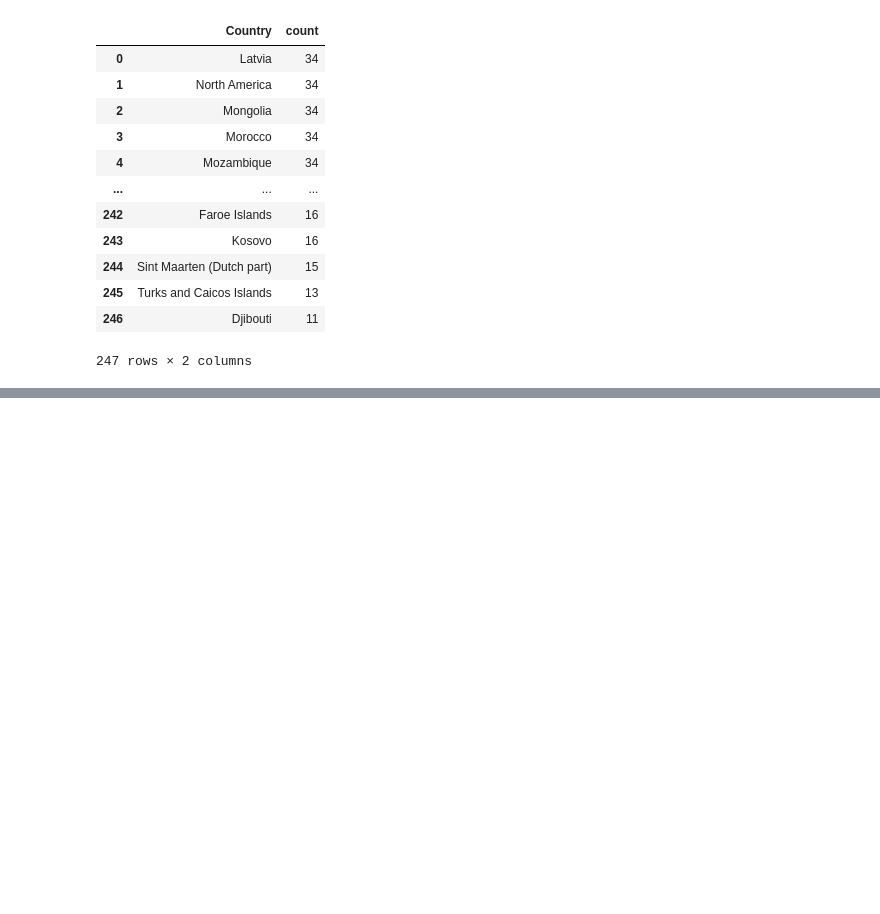
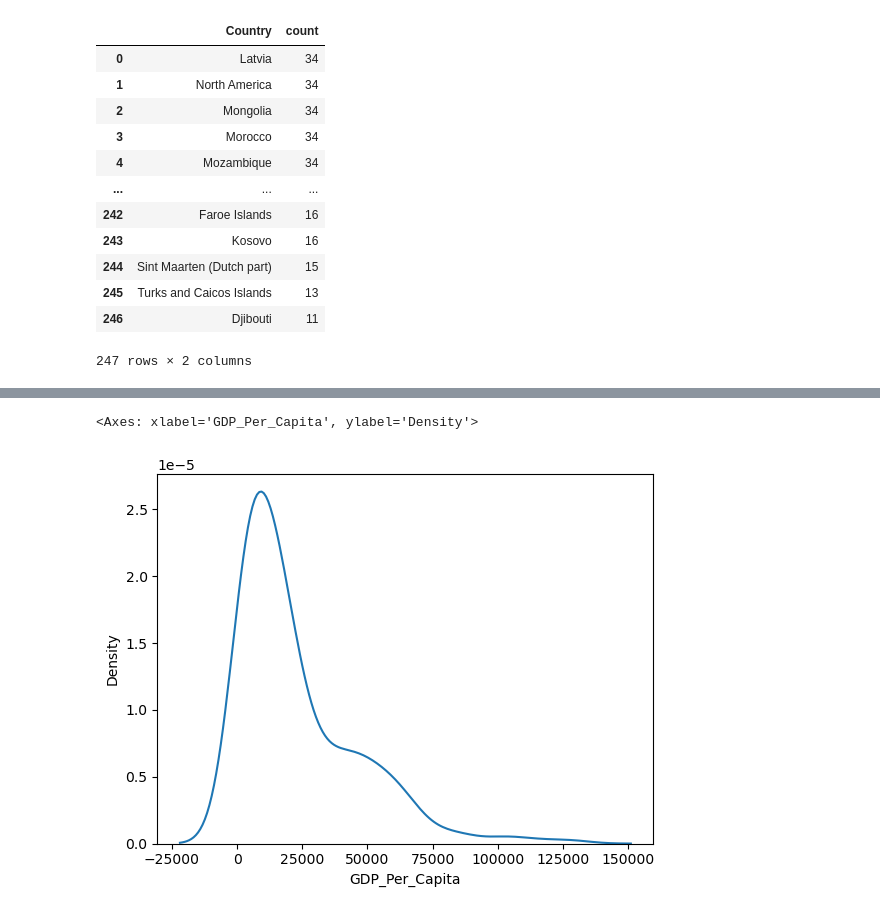
Before and after one commit to NSS-Data-Analytics-Cohort-14/gdp-and-internet-usage-2tall95, a Jupyter notebook: notebooks/GDP_Project.ipynb, the cells around one changed output, grey strips where cells are left out. Cells and saved outputs as stored; diff of their text form; code cells hidden in the pictures; blank space fills up the shorter version.

```diff
--- a/notebooks/GDP_Project.ipynb
+++ b/notebooks/GDP_Project.ipynb
@@ -108,0 +132,5 @@ all_data
+# %%
+sns.kdeplot(gdp_2020['GDP_Per_Capita'])
+# %% [output]
+<Axes: xlabel='GDP_Per_Capita', ylabel='Density'>
+[figure, added]
```
Also changed, not shown: parts of 6 cells of this notebook.
